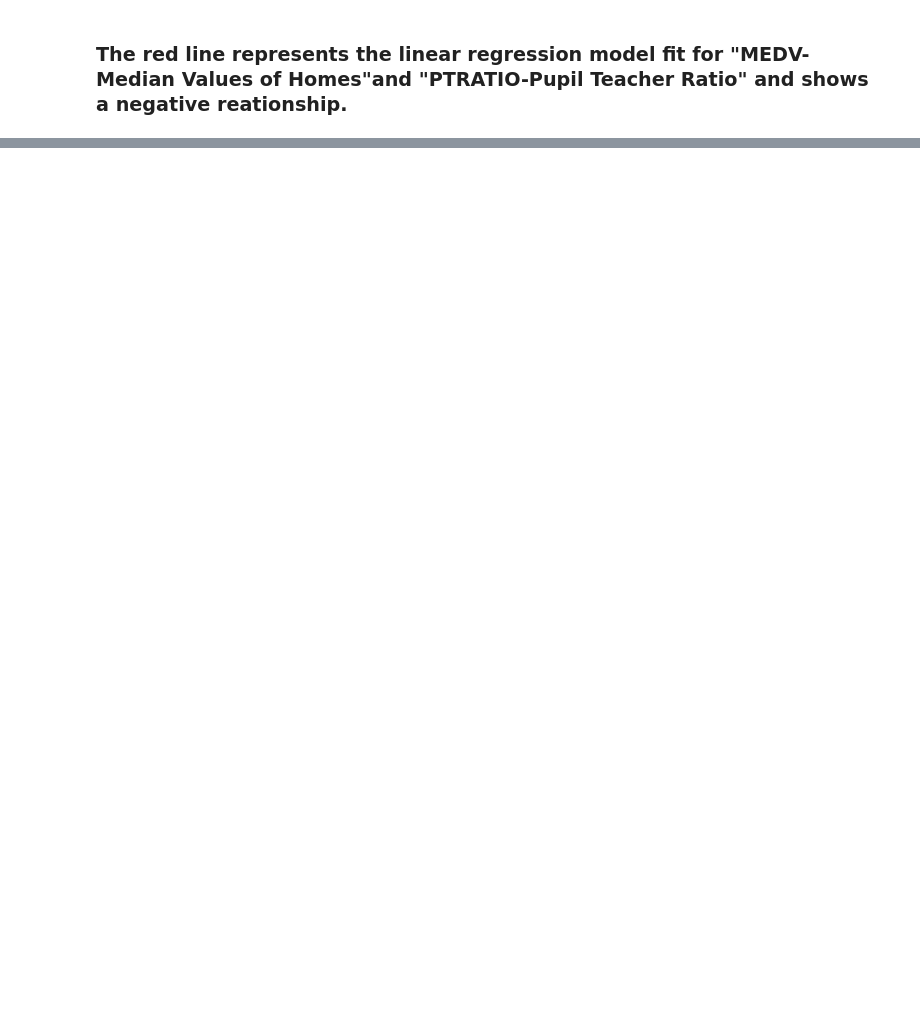
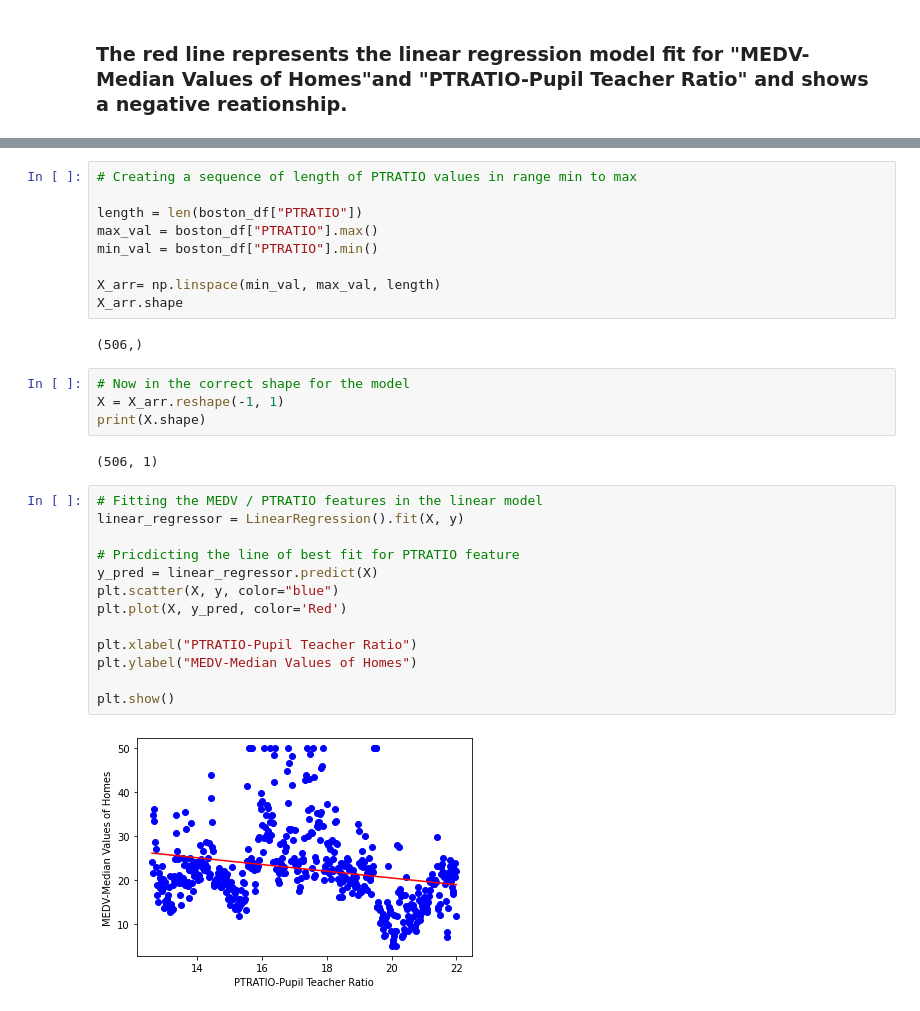
Before and after one commit to uzmabb182/Data602_Assignments, a Jupyter notebook: assignment_10.ipynb, the cells around one changed output, grey strips where cells are left out. Cells and saved outputs as stored; diff of their text form; blank space fills up the shorter version.

Commit message:
Regression Analysis Completed

```diff
--- a/assignment_10.ipynb
+++ b/assignment_10.ipynb
@@ -439,0 +541,32 @@ plt.show()
+# %%
+# Creating a sequence of length of PTRATIO values in range min to max
+
+length = len(boston_df["PTRATIO"])
+max_val = boston_df["PTRATIO"].max()
+min_val = boston_df["PTRATIO"].min()
+
+X_arr= np.linspace(min_val, max_val, length)
+X_arr.shape
+# %% [output]
+(506,)
+# %%
+# Now in the correct shape for the model
+X = X_arr.reshape(-1, 1)
+print(X.shape)
+# %% [output]
+(506, 1)
+# %%
+# Fitting the MEDV / PTRATIO features in the linear model
+linear_regressor = LinearRegression().fit(X, y)
+
+# Pricdicting the line of best fit for PTRATIO feature
+y_pred = linear_regressor.predict(X)
+plt.scatter(X, y, color="blue")
+plt.plot(X, y_pred, color='Red')
+
+plt.xlabel("PTRATIO-Pupil Teacher Ratio")
+plt.ylabel("MEDV-Median Values of Homes")
+
+plt.show()
+# %% [output]
+[figure, added]
```
Also changed, not shown: parts of 20 cells of this notebook.
